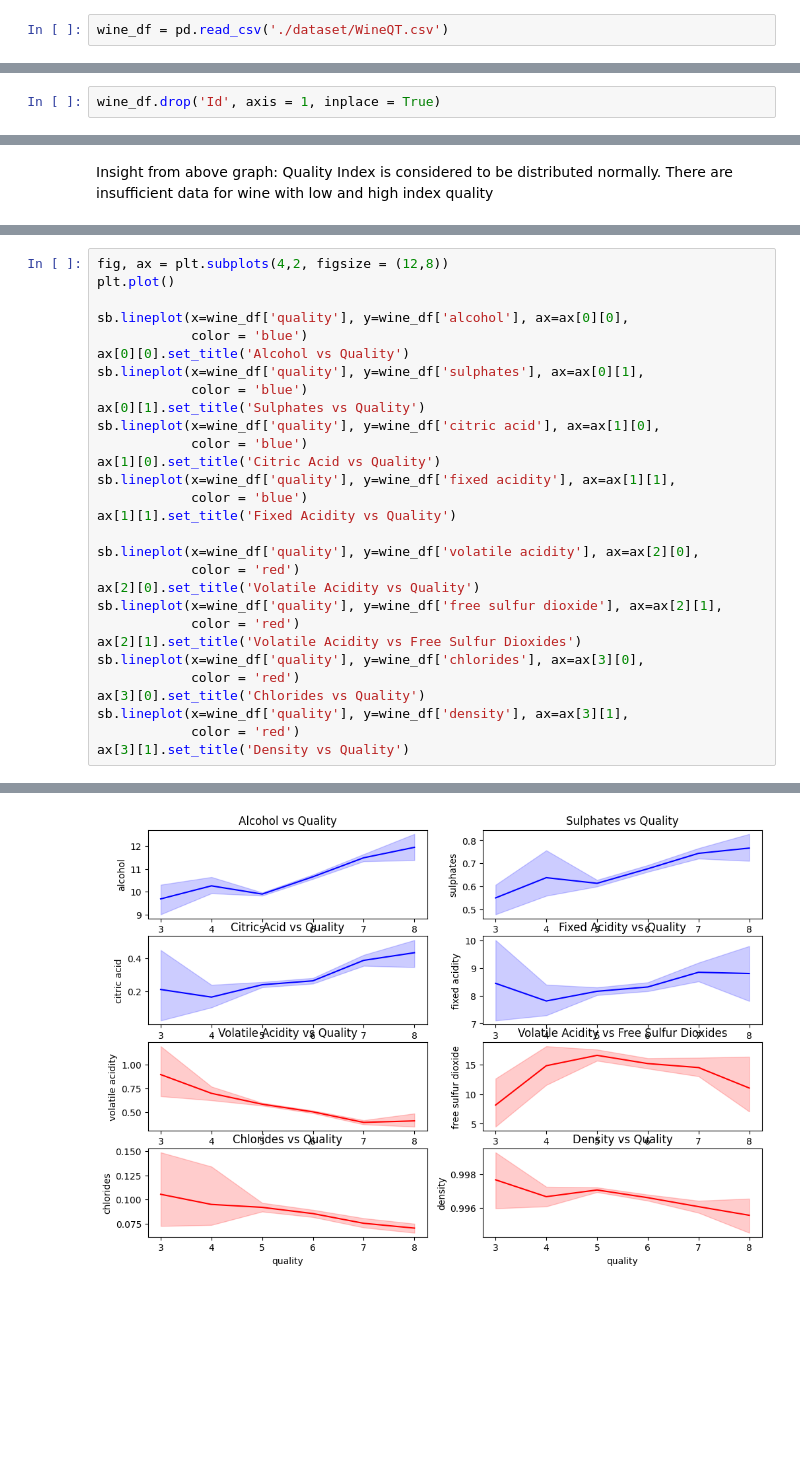
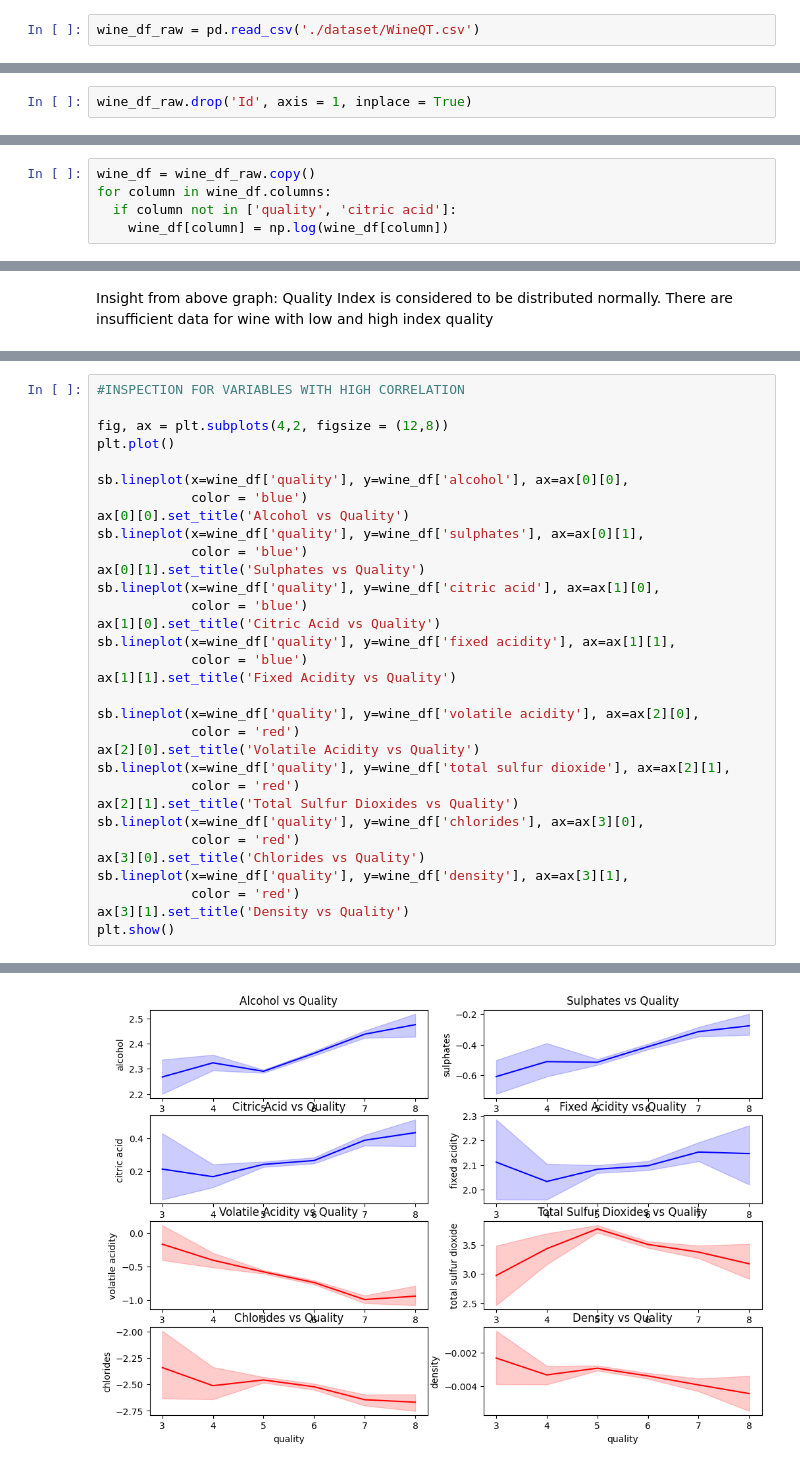
Before and after one commit to Andiko-K/Wine-Quality-Analysis, a Jupyter notebook: Wine_Quality_Index.ipynb, the cells around one changed output, grey strips where cells are left out. Cells and saved outputs as stored; diff of their text form; blank space fills up the shorter version.

```diff
--- a/Wine_Quality_Index.ipynb
+++ b/Wine_Quality_Index.ipynb
@@ -67,5 +69,5 @@ os.rename('WineQT.csv', './dataset/WineQT.csv')
 # %% [markdown]
 ### Data Wrangling
 # %%
-wine_df = pd.read_csv('./dataset/WineQT.csv')
+wine_df_raw = pd.read_csv('./dataset/WineQT.csv')
 # %%
@@ -78,5 +80,5 @@ wine_df.head()
 | 3 | 11.2 | 0.28 | 0.56 | 1.9 | 0.075 | 17.0 | ... |
 | 4 | 7.4 | 0.70 | 0.00 | 1.9 | 0.076 | 11.0 | ... |
 # %%
-wine_df.drop('Id', axis = 1, inplace = True)
+wine_df_raw.drop('Id', axis = 1, inplace = True)
 # %%
@@ -104 +129,6 @@ memory usage: 107.3 KB
+# %%
+wine_df = wine_df_raw.copy()
+for column in wine_df.columns:
+  if column not in ['quality', 'citric acid']:
+    wine_df[column] = np.log(wine_df[column])
 # %% [markdown]
@@ -149,5 +178,7 @@ Insight from above graph:
 - Residual Sugar, Free Sulfur Dioxides, and pH have little correlation with Quality Index
 # %%
+#INSPECTION FOR VARIABLES WITH HIGH CORRELATION
+
 fig, ax = plt.subplots(4,2, figsize = (12,8))
 plt.plot()
 
@@ -167,13 +198,14 @@ ax[1][1].set_title('Fixed Acidity vs Quality')
 sb.lineplot(x=wine_df['quality'], y=wine_df['volatile acidity'], ax=ax[2][0],
             color = 'red')
 ax[2][0].set_title('Volatile Acidity vs Quality')
-sb.lineplot(x=wine_df['quality'], y=wine_df['free sulfur dioxide'], ax=ax[2][1],
+sb.lineplot(x=wine_df['quality'], y=wine_df['total sulfur dioxide'], ax=ax[2][1],
             color = 'red')
-ax[2][1].set_title('Volatile Acidity vs Free Sulfur Dioxides')
+ax[2][1].set_title('Total Sulfur Dioxides vs Quality')
 sb.lineplot(x=wine_df['quality'], y=wine_df['chlorides'], ax=ax[3][0],
             color = 'red')
 ax[3][0].set_title('Chlorides vs Quality')
 sb.lineplot(x=wine_df['quality'], y=wine_df['density'], ax=ax[3][1],
             color = 'red')
 ax[3][1].set_title('Density vs Quality')
+plt.show()
 # %% [output]
@@ -181 +212 @@ Text(0.5, 1.0, 'Density vs Quality')
-[figure, old version]
+[figure, new version]
```
Also changed, not shown: parts of 23 cells of this notebook.
